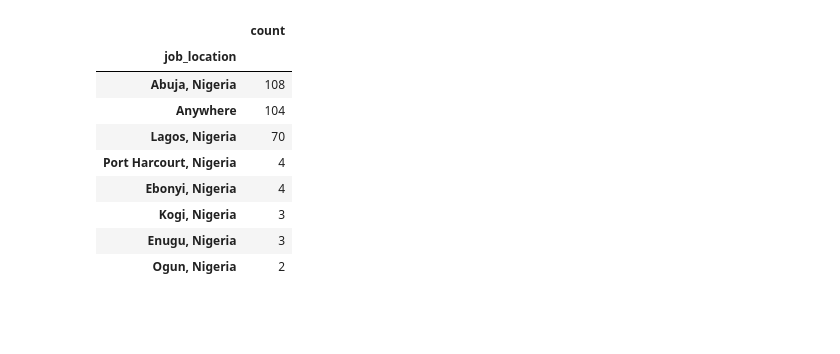
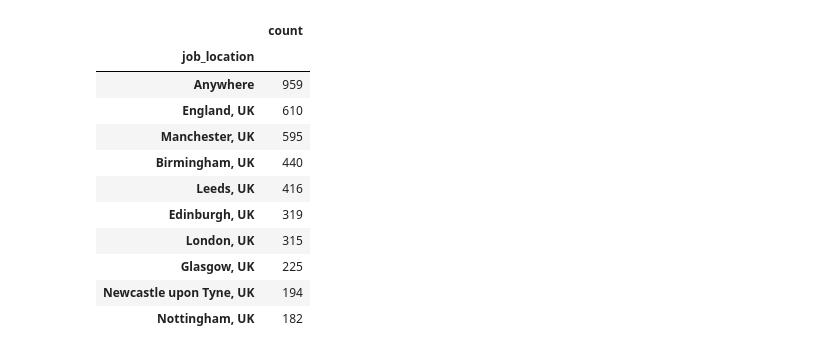
Before and after one commit to Kaendill/python_data_project, a Jupyter notebook: 3_Project/1_EDA_intro.ipynb, the cells around one changed output. Saved outputs shown, nothing was run; the diff lists cells and outputs as text; code cells hidden in the pictures; blank space fills up the shorter version.

```diff
--- a/3_Project/1_EDA_intro.ipynb
+++ b/3_Project/1_EDA_intro.ipynb
@@ -78,17 +73,20 @@ See the caveats in the documentation: https://pandas.pydata.org/pandas-docs/stab
-# %%
-df_plot = df_NG['job_location'].value_counts().head(8).to_frame()
-df_plot
-# %% [output]
-|  | count |
-| job_location |  |
-| Abuja, Nigeria | 108 |
-| Anywhere | 104 |
-| Lagos, Nigeria | 70 |
-| Port Harcourt, Nigeria | 4 |
-| Ebonyi, Nigeria | 4 |
-| Kogi, Nigeria | 3 |
-| Enugu, Nigeria | 3 |
-| Ogun, Nigeria | 2 |
+# %%
+df_plot = df_UK['job_location'].value_counts().iloc[1:11].to_frame() #The top 10 except "United Kingdom"
+df_plot
+# 'Anywhere' signifies Remote
+# %% [output]
+|  | count |
+| job_location |  |
+| Anywhere | 959 |
+| England, UK | 610 |
+| Manchester, UK | 595 |
+| Birmingham, UK | 440 |
+| Leeds, UK | 416 |
+| Edinburgh, UK | 319 |
+| London, UK | 315 |
+| Glasgow, UK | 225 |
+| Newcastle upon Tyne, UK | 194 |
+| Nottingham, UK | 182 |
 # %%
 sns.set_theme(style= 'ticks')
 sns.barplot(df_plot, x= 'count', y= 'job_location', hue= 'count', palette= 'dark:r_r', legend= False)
```
Also changed, not shown: parts of 9 cells of this notebook, 12 other files.
